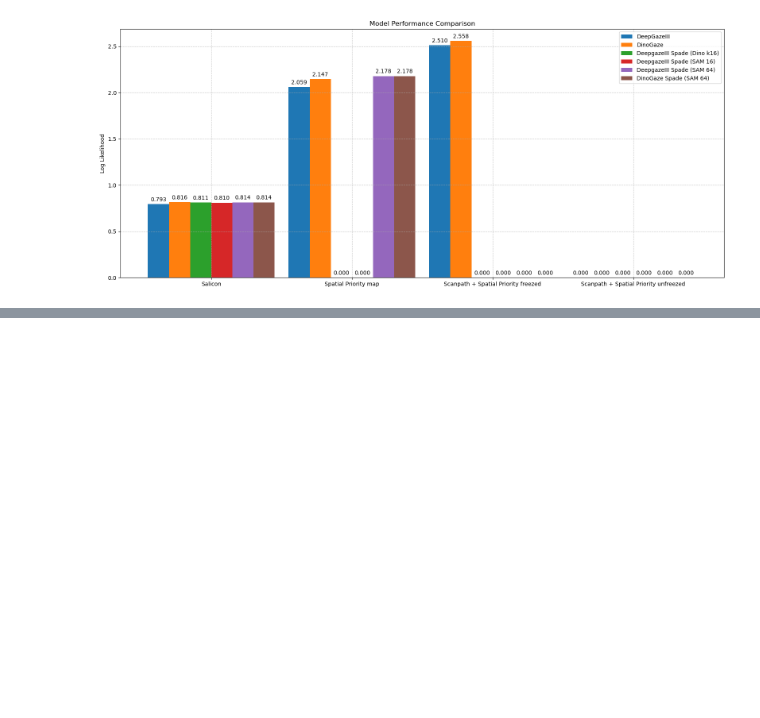
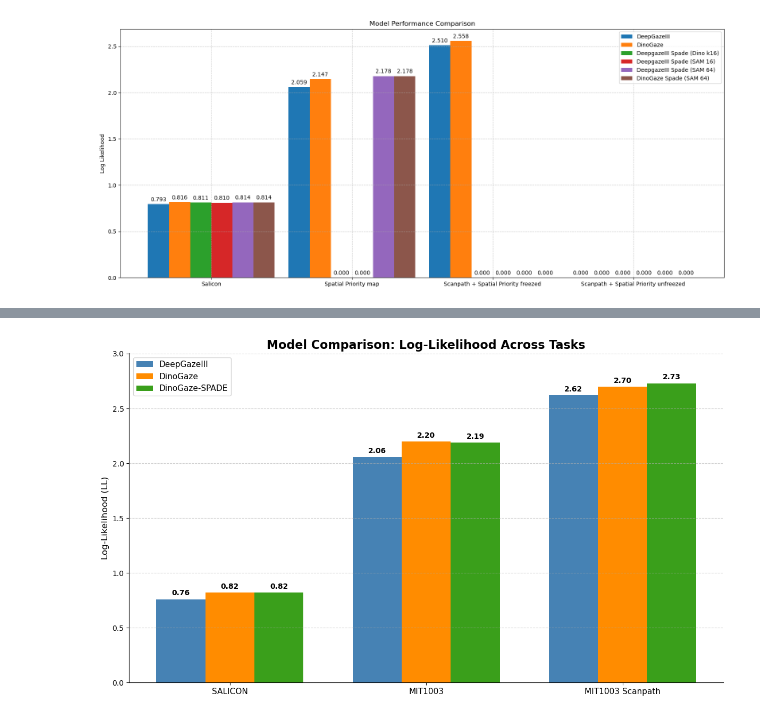
Before and after one commit to MirkoMorello/Decoding_Neural_Dynamics_of_Visual_Perceptual_Segmentation, a Jupyter notebook: notebooks/performances.ipynb, the cells around one changed output, grey strips where cells are left out. Cells and saved outputs as stored; diff of their text form; code cells hidden in the pictures; blank space fills up the shorter version.

```diff
--- a/notebooks/performances.ipynb
+++ b/notebooks/performances.ipynb
@@ -154,0 +493,55 @@ plot_model_comparison(model_names, metrics, metric_values)
+# %%
+import matplotlib.pyplot as plt
+import numpy as np
+
+# --- Data Preparation ---
+tasks = ['SALICON', 'MIT1003', 'MIT1003 Scanpath']
+
+# LL scores for each model across the three tasks
+deepgaze_scores = [0.76, 2.06, 2.62]
+dinogaze_scores = [0.82, 2.20, 2.70]
+dinogaze_spade_scores = [0.82, 2.19, 2.73] # The new model to add
+
+# --- Plotting Logic ---
+x = np.arange(len(tasks))  # the label locations
+width = 0.25  # the width of the bars
+
+fig, ax = plt.subplots(figsize=(12, 7))
+
+# Create bars for each model, offsetting the x-position for grouping
+rects1 = ax.bar(x - width, deepgaze_scores, width, label='DeepGazeIII', color='steelblue')
+rects2 = ax.bar(x, dinogaze_scores, width, label='DinoGaze', color='darkorange')
+rects3 = ax.bar(x + width, dinogaze_spade_scores, width, label='DinoGaze-SPADE', color="#3a9f1b") # A distinct red for the final model
+
+# --- Aesthetics and Labels ---
+ax.set_ylabel('Log-Likelihood (LL)', fontsize=12)
+ax.set_title('Model Comparison: Log-Likelihood Across Tasks', fontsize=16, weight='bold')
+ax.set_xticks(x)
+ax.set_xticklabels(tasks, fontsize=11)
+ax.legend(fontsize=11)
+ax.set_ylim(0, max(dinogaze_spade_scores) * 1.1) # Set y-limit with a bit of padding
+
+# Add data labels on top of each bar
+def add_bar_labels(rects):
+    """Attach a text label above each bar in *rects*, displaying its height."""
+    for rect in rects:
+        height = rect.get_height()
+        ax.annotate(f'{height:.2f}',
+                    xy=(rect.get_x() + rect.get_width() / 2, height),
+                    xytext=(0, 3),  # 3 points vertical offset
+                    textcoords="offset points",
+                    ha='center', va='bottom', weight='bold')
+
+add_bar_labels(rects1)
+add_bar_labels(rects2)
+add_bar_labels(rects3)
+
+# Add a subtle grid and remove top/right spines for a cleaner look
+ax.grid(axis='y', linestyle='--', alpha=0.6)
+ax.spines['top'].set_visible(False)
+ax.spines['right'].set_visible(False)
+
+fig.tight_layout()
+plt.show()
+# %% [output]
+[figure, added]
```
Also changed, not shown: parts of 6 cells of this notebook, 3 other files.
